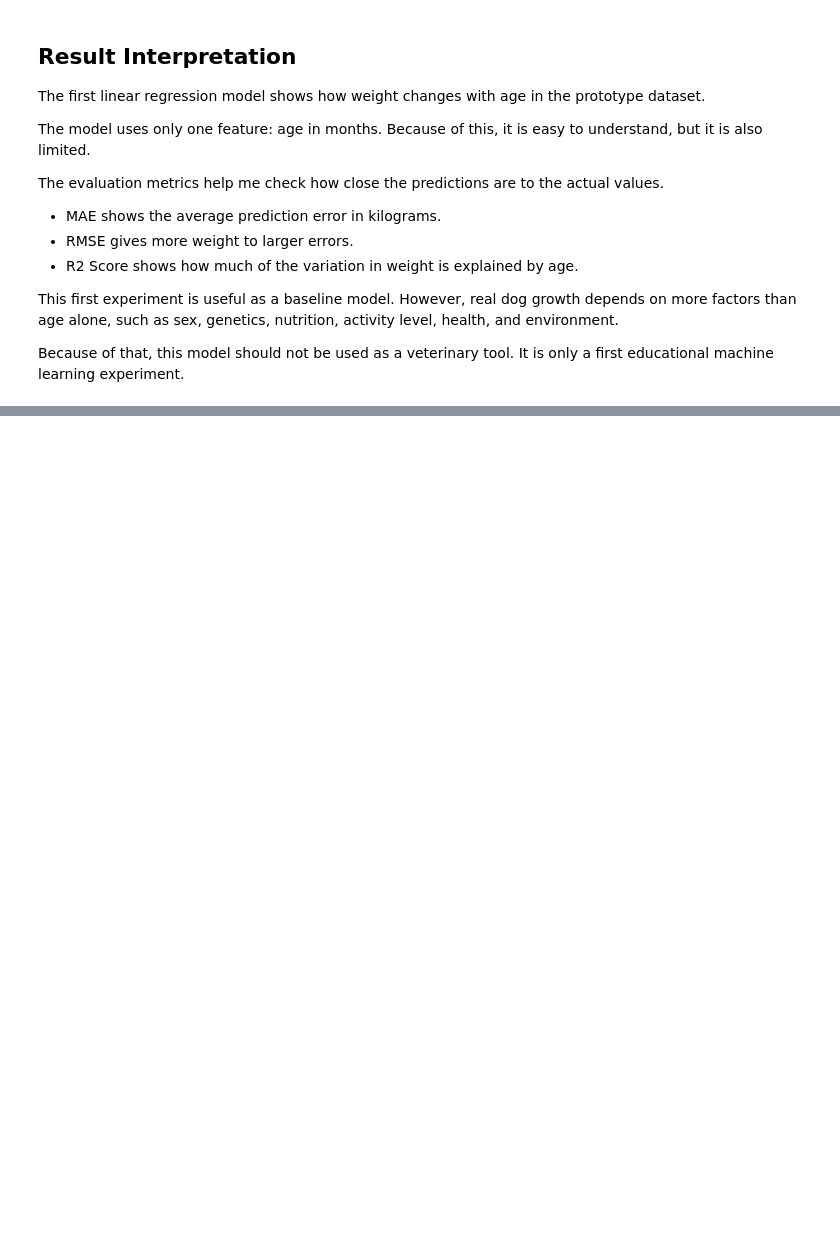
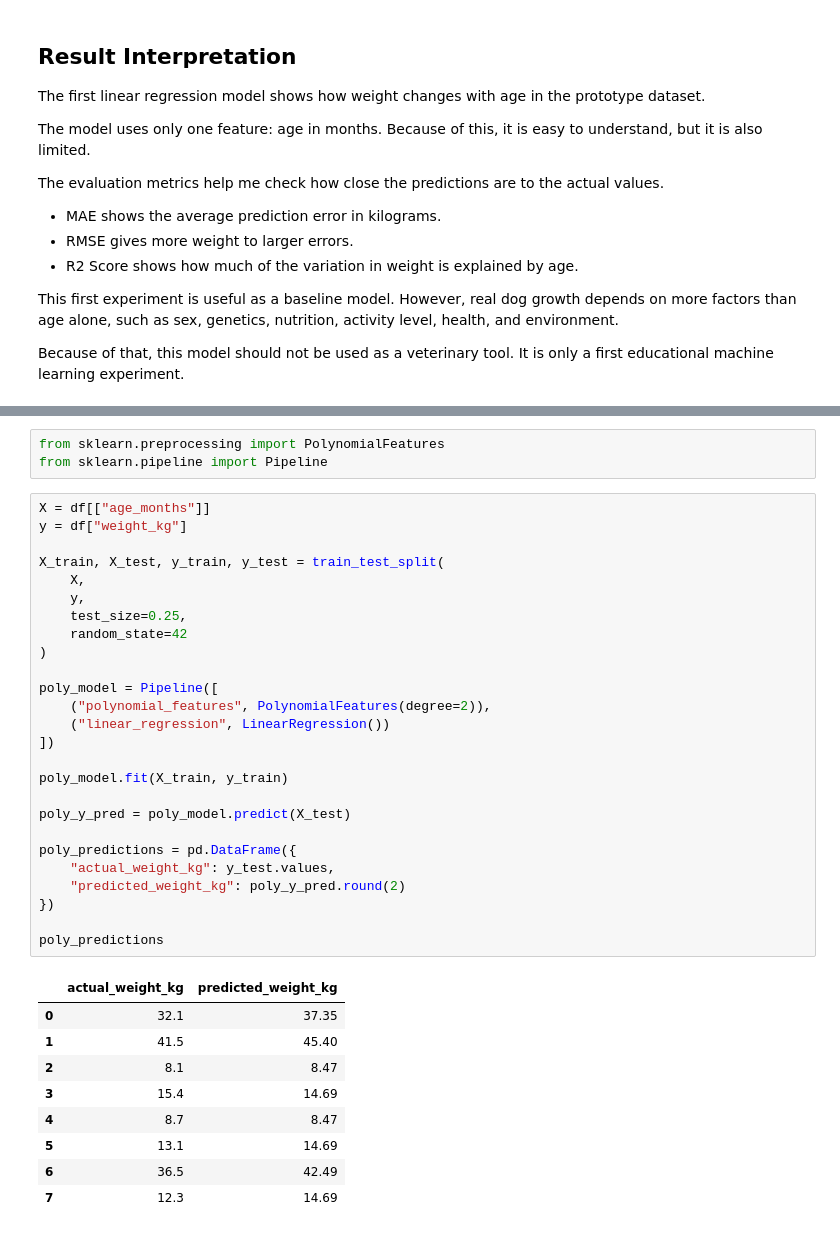
Before and after one commit to SATananov/cane-corso-growth-intelligence, a Jupyter notebook: notebooks/01_linear_regression_growth_prediction.ipynb, the cells around one changed output, grey strips where cells are left out. Drawn from its saved outputs; the diff is of its cells as text; blank space fills up the shorter version.

```diff
--- a/notebooks/01_linear_regression_growth_prediction.ipynb
+++ b/notebooks/01_linear_regression_growth_prediction.ipynb
@@ -273,0 +282,39 @@ Because of that, this model should not be used as a veterinary tool. It is only
+# %%
+from sklearn.preprocessing import PolynomialFeatures
+from sklearn.pipeline import Pipeline
+# %%
+X = df[["age_months"]]
+y = df["weight_kg"]
+
+X_train, X_test, y_train, y_test = train_test_split(
+    X,
+    y,
+    test_size=0.25,
+    random_state=42
+)
+
+poly_model = Pipeline([
+    ("polynomial_features", PolynomialFeatures(degree=2)),
+    ("linear_regression", LinearRegression())
+])
+
+poly_model.fit(X_train, y_train)
+
+poly_y_pred = poly_model.predict(X_test)
+
+poly_predictions = pd.DataFrame({
+    "actual_weight_kg": y_test.values,
+    "predicted_weight_kg": poly_y_pred.round(2)
+})
+
+poly_predictions
+# %% [output]
+|  | actual_weight_kg | predicted_weight_kg |
+| 0 | 32.1 | 37.35 |
+| 1 | 41.5 | 45.40 |
+| 2 | 8.1 | 8.47 |
+| 3 | 15.4 | 14.69 |
+| 4 | 8.7 | 8.47 |
+| 5 | 13.1 | 14.69 |
+| 6 | 36.5 | 42.49 |
+| 7 | 12.3 | 14.69 |
```
Also changed, not shown: parts of 4 cells of this notebook.
